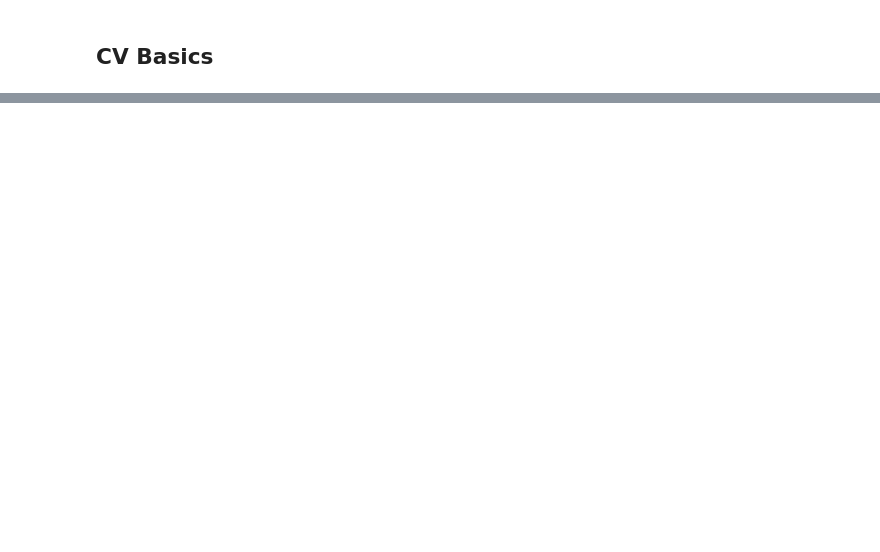
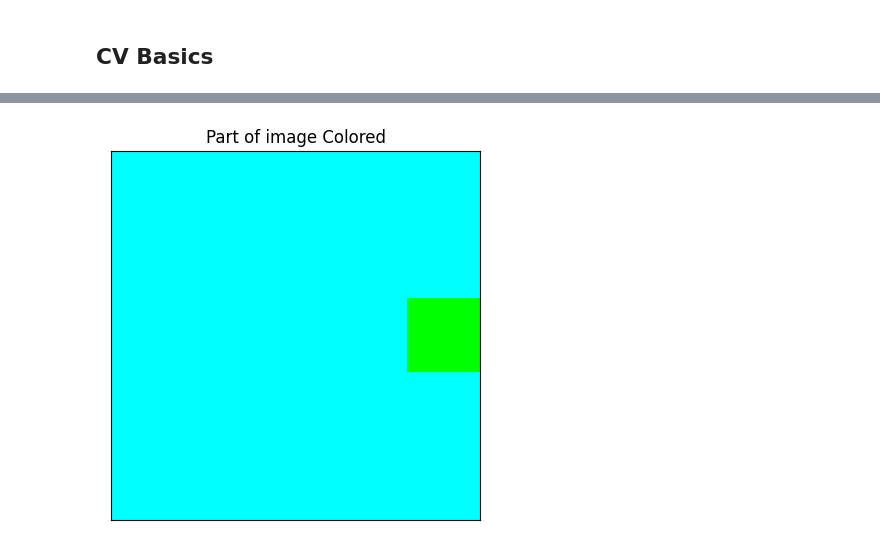
Before and after one commit to Xzirva/computer-vison, a Jupyter notebook: notebooks/cv_basics.ipynb, the cells around one changed output, grey strips where cells are left out. Saved outputs shown, nothing was run; the diff lists cells and outputs as text; code cells hidden in the pictures; blank space fills up the shorter version.

```diff
--- a/notebooks/cv_basics.ipynb
+++ b/notebooks/cv_basics.ipynb
@@ -17,0 +75,4 @@ cvu.cv_imshow(img, 'Cat')
+# %%
+cvu.cv_imshow('Part of image Colored', blank)
+# %% [output]
+[figure, added]
```
Also changed, not shown: parts of 56 cells of this notebook, 1 other file.
